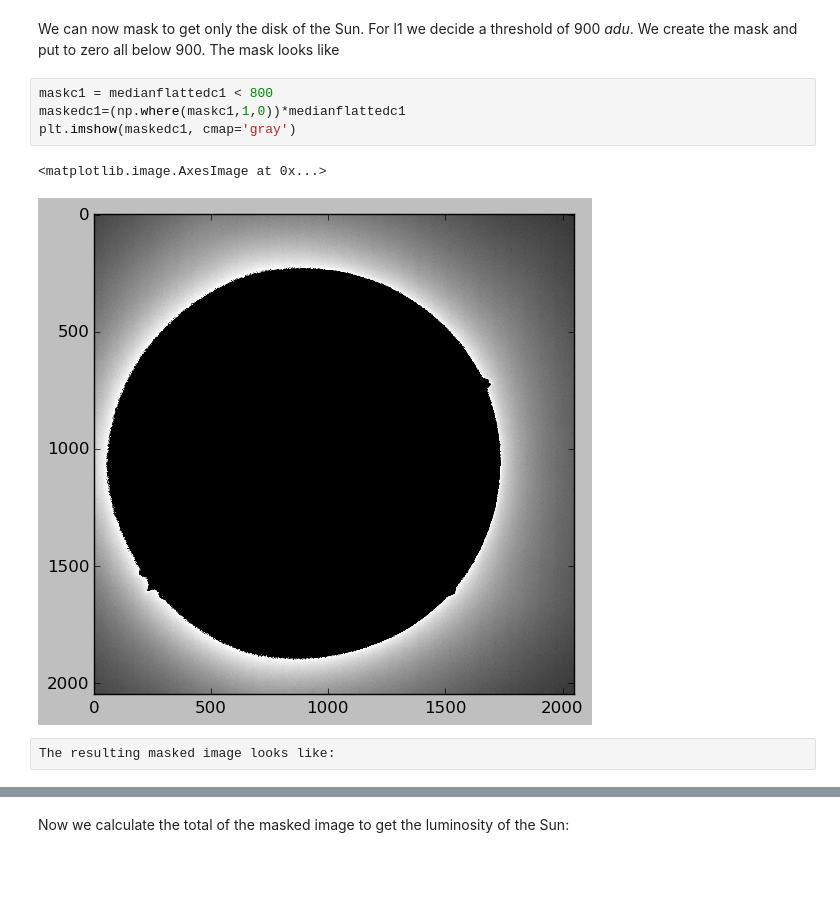
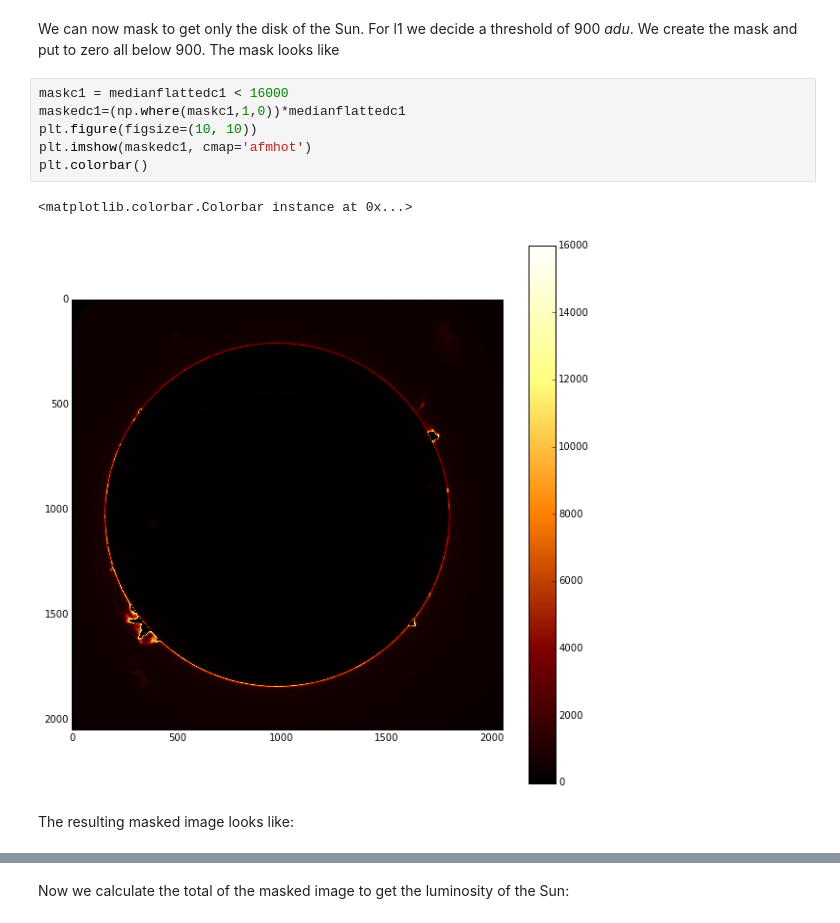
Before and after one commit to manuelmarcano22/TPCoronograph, a Jupyter notebook: c1anal.ipynb, the cells around one changed output, grey strips where cells are left out. Cells and saved outputs as stored; diff of their text form; blank space fills up the shorter version.

```diff
--- a/c1anal.ipynb
+++ b/c1anal.ipynb
@@ -52,12 +52,14 @@ plt.imshow(medianflattedc1,cmap='gray')
 # %% [markdown]
 We can now mask to get only the disk of the Sun. For l1 we decide a threshold of 900 *adu*. We create the mask and put to zero all below 900. The mask looks like
 # %%
-maskc1 = medianflattedc1 < 800
+maskc1 = medianflattedc1 < 16000
 maskedc1=(np.where(maskc1,1,0))*medianflattedc1
-plt.imshow(maskedc1, cmap='gray')
+plt.figure(figsize=(10, 10))
+plt.imshow(maskedc1, cmap='afmhot')
+plt.colorbar()
 # %% [output]
-<matplotlib.image.AxesImage at 0x...>
+<matplotlib.colorbar.Colorbar instance at 0x...>
-[figure, old version]
+[figure, new version]
-# %%
-The resulting masked image looks like:
+# %% [markdown]
+The resulting masked image looks like:
 # %%
```
Also changed, not shown: parts of 9 cells of this notebook, 1 other file.
